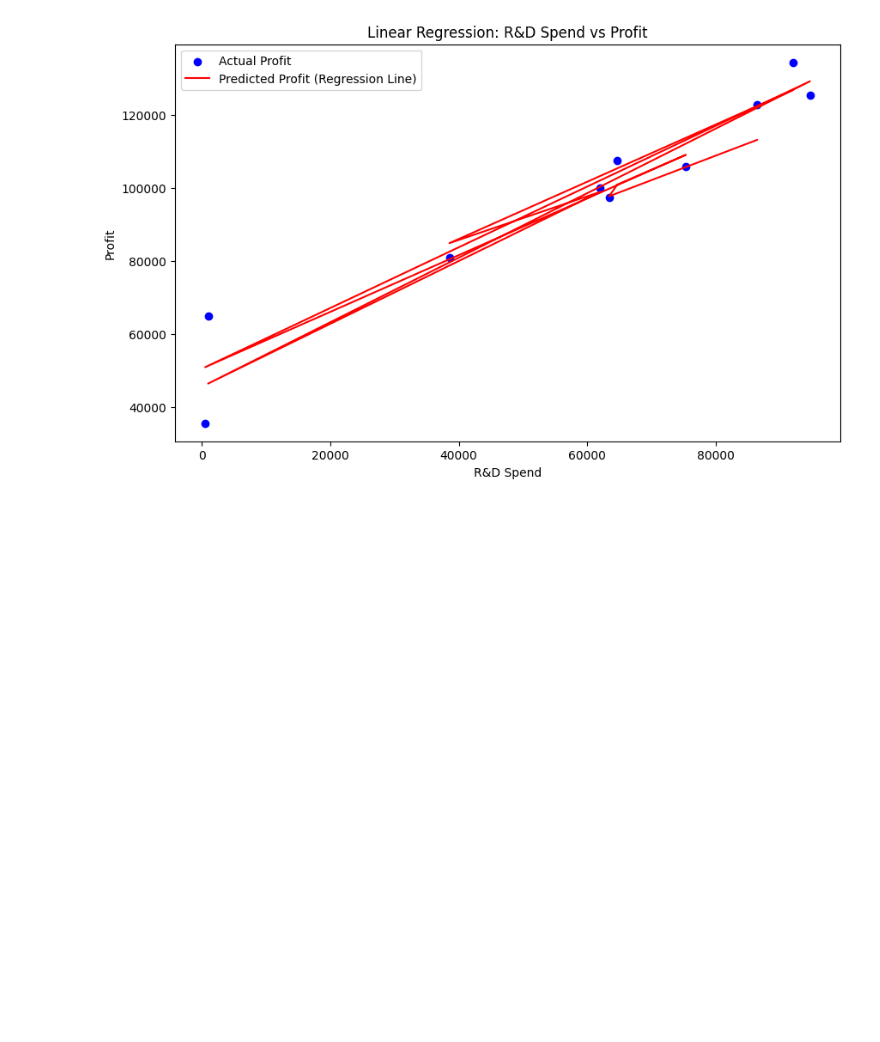
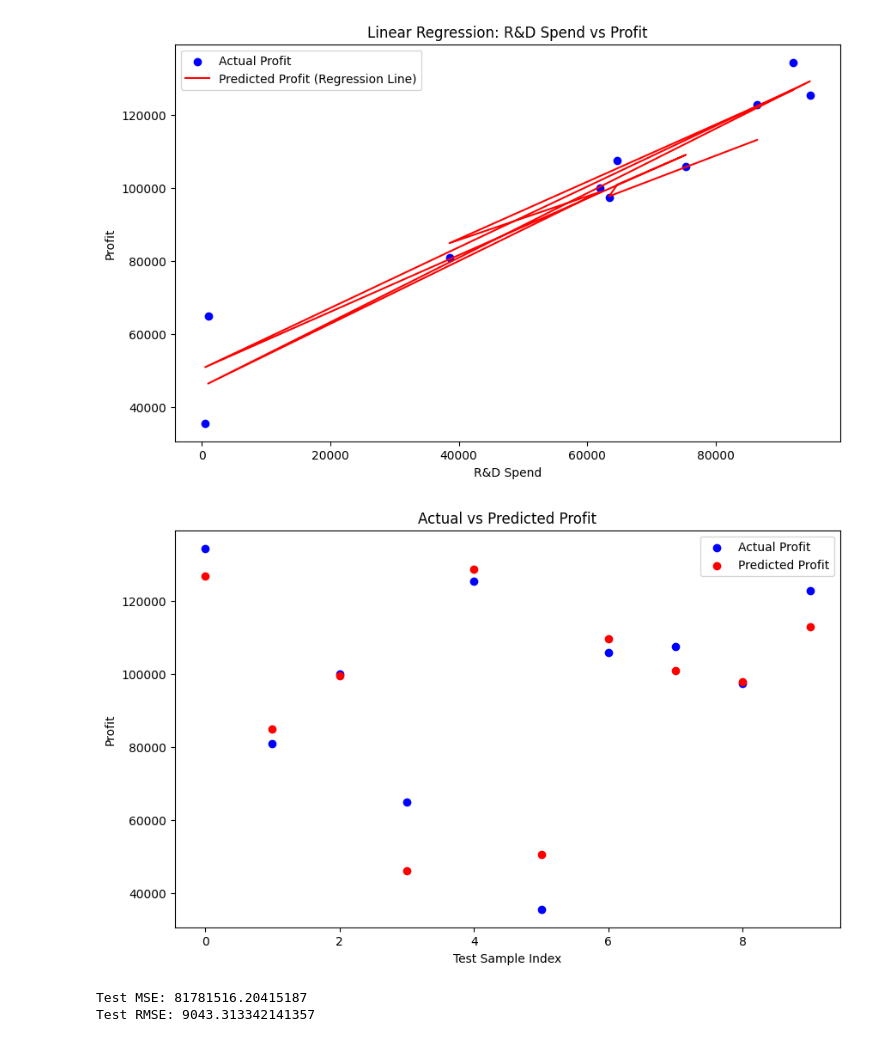
Before and after one commit to chandiosamad07/AI, a Jupyter notebook: ML/LinearRegressionmultivariable.ipynb, the cells around one changed output. Saved outputs shown, nothing was run; the diff lists cells and outputs as text; code cells hidden in the pictures; blank space fills up the shorter version.

```diff
--- a/ML/LinearRegressionmultivariable.ipynb
+++ b/ML/LinearRegressionmultivariable.ipynb
@@ -114,3 +114,52 @@ plt.legend()
 plt.show()
 # %% [output]
 [figure]
+# %%
+import pandas as pd
+from sklearn.model_selection import train_test_split
+from sklearn.linear_model import LinearRegression
+from sklearn.metrics import mean_squared_error
+import matplotlib.pyplot as plt
+import numpy as np
+
+# Load the dataset
+data = pd.read_csv('50_Startups.csv')
+
+# Manually encode the 'State' column as 1, 2, 3 for 'New York', 'California', and 'Florida' respectively
+state_mapping = {'New York': 1, 'California': 2, 'Florida': 3}
+data['State'] = data['State'].map(state_mapping)
+
+# Define features and target variable
+X = data[['R&D Spend', 'Administration', 'Marketing Spend', 'State']]  # Features
+y = data['Profit']  # Target variable
+
+# Split dataset into training and testing sets
+X_train, X_test, y_train, y_test = train_test_split(X, y, test_size=0.2, random_state=42)
+
+# Apply Linear Regression
+model = LinearRegression()
+model.fit(X_train, y_train)
+
+# Make predictions on the test data
+y_pred = model.predict(X_test)
+
+# Visualize actual vs predicted data
+plt.figure(figsize=(10, 6))
+plt.scatter(range(len(y_test)), y_test, color='blue', label='Actual Profit')
+plt.scatter(range(len(y_test)), y_pred, color='red', label='Predicted Profit')
+plt.title('Actual vs Predicted Profit')
+plt.xlabel('Test Sample Index')
+plt.ylabel('Profit')
+plt.legend()
+plt.show()
+
+# Evaluate the model using Mean Squared Error (MSE) and Root Mean Squared Error (RMSE)
+mse_test = mean_squared_error(y_test, y_pred)
+rmse_test = np.sqrt(mse_test)
+
+print(f"Test MSE: {mse_test}")
+print(f"Test RMSE: {rmse_test}")
+# %% [output]
+[figure, added]
+Test MSE: 81781516.20415187
+Test RMSE: 9043.313342141357
```
Also changed, not shown: 1 other file.
